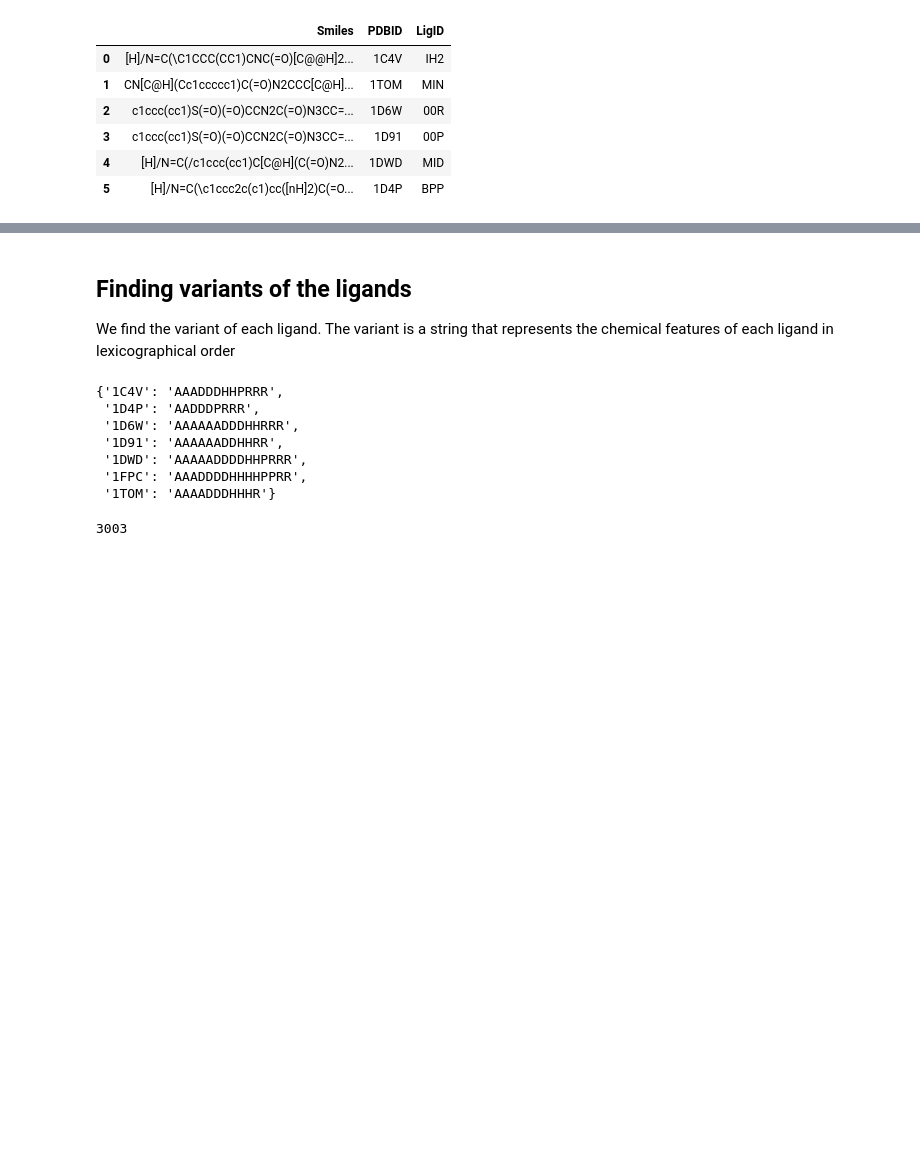
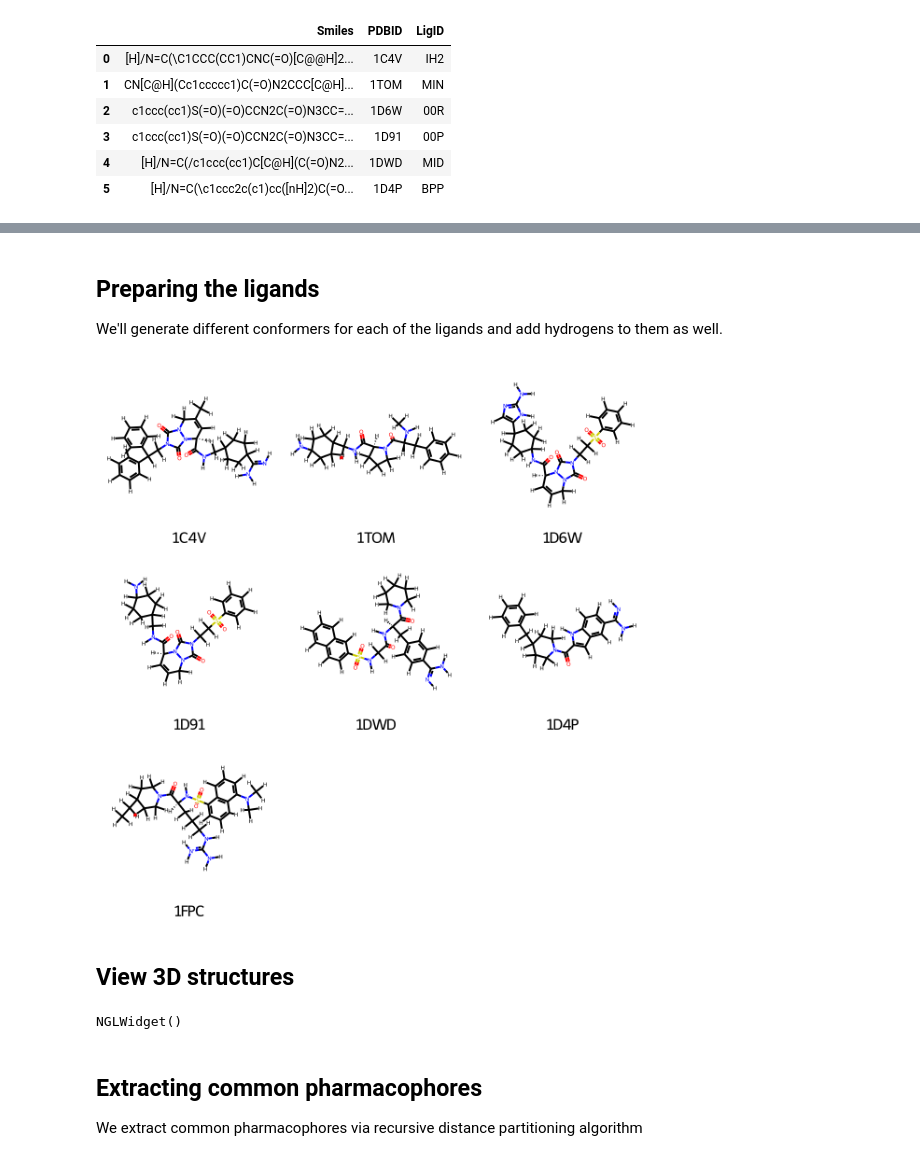
Before and after one commit to uibcdf/OpenPharmacophore-Tools, a Jupyter notebook: notebooks/ligand_based/thrombin/thrombin.ipynb, the cells around one changed output, grey strips where cells are left out. Drawn from its saved outputs; the diff is of its cells as text; code cells hidden in the pictures; blank space fills up the shorter version.

Commit message:
Notebooks for ligand-based pharmacophore extraction of different receptors

```diff
--- a/notebooks/ligand_based/thrombin/thrombin.ipynb
+++ b/notebooks/ligand_based/thrombin/thrombin.ipynb
@@ -28,15 +27,19 @@ lig_df
 | 4 | [H]/N=C(/c1ccc(cc1)C[C@H](C(=O)N2... | 1DWD | MID |
 | 5 | [H]/N=C(\c1ccc2c(c1)cc([nH]2)C(=O... | 1D4P | BPP |
 # %%
-ligands = []
-for smi in lig_df["Smiles"]:
-    mol = Chem.MolFromSmiles(smi)
-    assert mol is not None
+def load_ligands():
+    """ Load the ligands into a list of rdkit molecules."""
+    ligands = []
+    for smi in lig_df["Smiles"]:
+        mol = Chem.MolFromSmiles(smi.encode("unicode_escape"))
+        assert mol is not None
+        ligands.append(mol)
+
+    supp = Chem.SDMolSupplier("0ZI.sdf")
+    mol = next(supp)
+    mol.RemoveAllConformers()
     ligands.append(mol)
 
-supp = Chem.SDMolSupplier("0ZI.sdf")
-mol = next(supp)
-mol.RemoveAllConformers()
-ligands.append(mol)
+    print(f"Num ligands: {len(ligands)}")
 
-print(f"Num ligands: {len(ligands)}")
+    return ligands
@@ -45,4 +46,5 @@ Num ligands: 7
 # %%
+ligands = load_ligands()
 legends = [l for l in lig_df["PDBID"]] + ["1FPC"]
 Draw.MolsToGridImage(ligands, legends=legends)
 # %% [output]
@@ -110,30 +53,15 @@ pprint(feat_count)
-# %% [markdown]
-## Finding variants of the ligands
-
-We find the variant of each ligand. The variant is a string that represents the chemical features of each ligand in lexicographical
-order
-# %%
-variants = {}
-
-for lig_id in legends:
-    var = ""
-    for feat_type, count in feat_count[lig_id].items():
-        char = PharmacophoricPoint.feature_to_char[feat_type]
-        var += char * count
-
-    var = "".join(sorted(var, key=str.lower))
-    variants[lig_id] = var
-
-pprint(variants)
-# %% [output]
-{'1C4V': 'AAADDDHHPRRR',
- '1D4P': 'AADDDPRRR',
- '1D6W': 'AAAAAADDDHHRRR',
- '1D91': 'AAAAAADDHHRR',
- '1DWD': 'AAAAADDDDHHPRRR',
- '1FPC': 'AAADDDDHHHHPPRR',
- '1TOM': 'AAAADDDHHHR'}
-# %%
-len(list(itertools.combinations(variants["1DWD"], 5)))
-# %% [output]
-3003
+# %% [markdown]
+## Preparing the ligands
+
+We'll generate different conformers for each of the ligands and add hydrogens to them
+as well.
+# %%
+# Add hydrogens and draw them again
+
+pharmacophore = oph.LigandBasedPharmacophore()
+pharmacophore.ligands = ligands
+pharmacophore.add_hydrogens(ligands="all")
+
+Draw.MolsToGridImage(pharmacophore.ligands, legends=legends)
+# %% [output]
+[figure, added]
@@ -139,0 +70,11 @@ len(list(itertools.combinations(variants["1DWD"], 5)))
+# %% [markdown]
+## View 3D structures
+# %%
+index = 6
+nv.show_rdkit(pharmacophore.ligands[index])
+# %% [output]
+NGLWidget()
+# %% [markdown]
+## Extracting common pharmacophores
+
+We extract common pharmacophores via recursive distance partitioning algorithm
```
Also changed, not shown: parts of 11 cells of this notebook, 10 other files.
